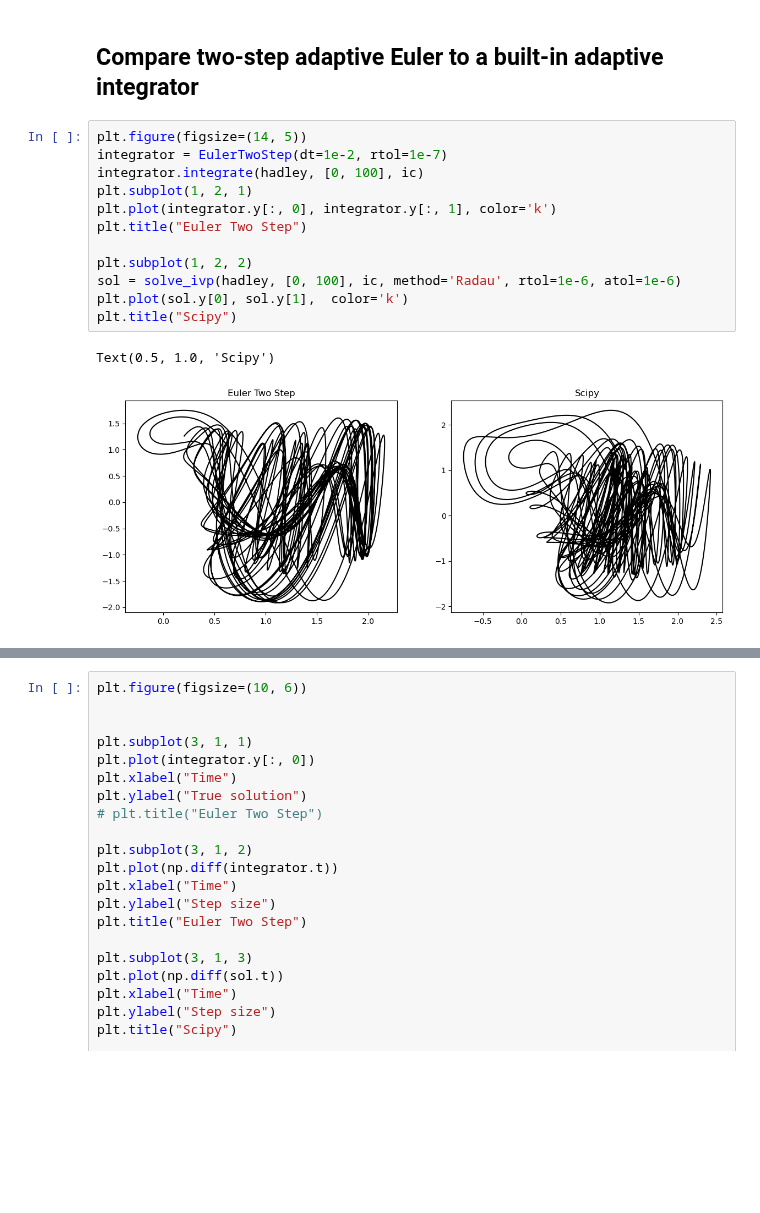
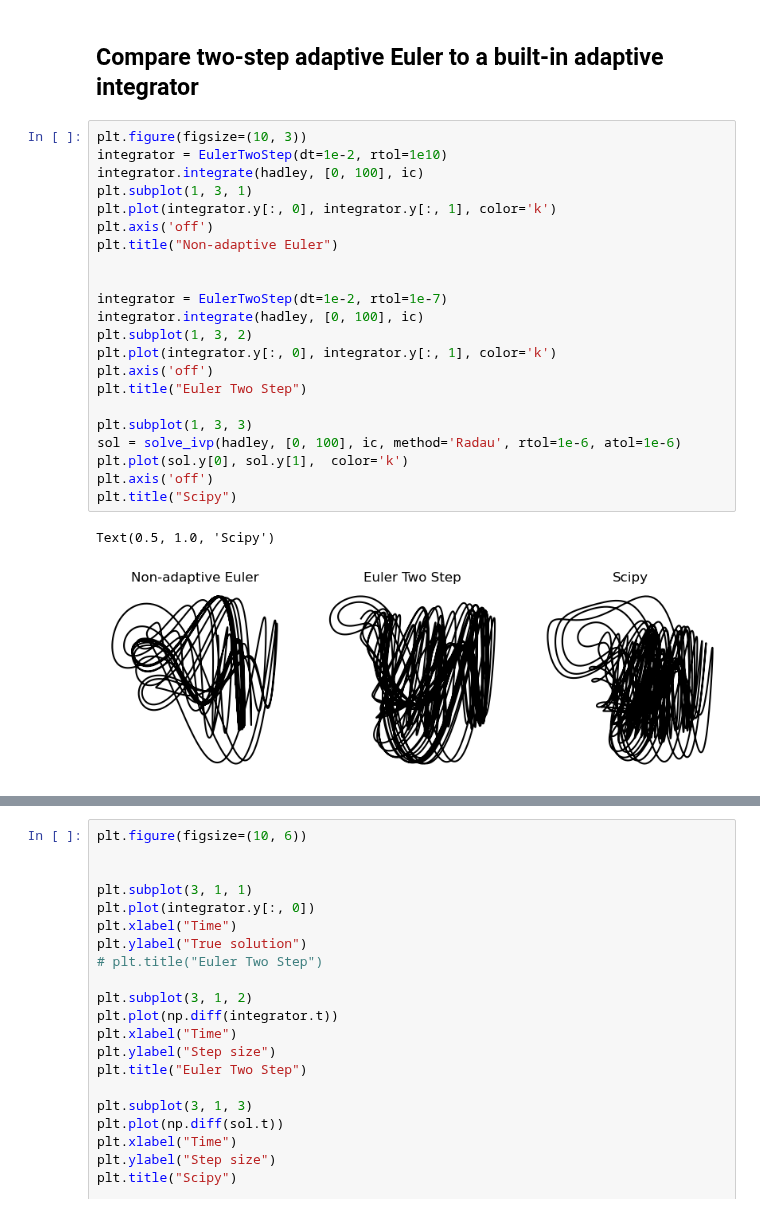
Before and after one commit to williamgilpin/cphy, a Jupyter notebook: talks/integrator_chaos_variable_step.ipynb, the cells around one changed output, grey strips where cells are left out. Cells and saved outputs as stored; diff of their text form; blank space fills up the shorter version.

```diff
--- a/talks/integrator_chaos_variable_step.ipynb
+++ b/talks/integrator_chaos_variable_step.ipynb
@@ -191,18 +201,28 @@ class EulerTwoStep(BaseAdaptiveIntegrator):
         return y_next, y_next_half
 # %% [markdown]
 ## Compare two-step adaptive Euler to a built-in adaptive integrator
-# %%
-plt.figure(figsize=(14, 5))
-integrator = EulerTwoStep(dt=1e-2, rtol=1e-7)
-integrator.integrate(hadley, [0, 100], ic)
-plt.subplot(1, 2, 1)
-plt.plot(integrator.y[:, 0], integrator.y[:, 1], color='k')
-plt.title("Euler Two Step")
-
-plt.subplot(1, 2, 2)
-sol = solve_ivp(hadley, [0, 100], ic, method='Radau', rtol=1e-6, atol=1e-6)
-plt.plot(sol.y[0], sol.y[1],  color='k')
-plt.title("Scipy")
-# %% [output]
-Text(0.5, 1.0, 'Scipy')
-[figure, removed]
+# %%
+plt.figure(figsize=(10, 3))
+integrator = EulerTwoStep(dt=1e-2, rtol=1e10)
+integrator.integrate(hadley, [0, 100], ic)
+plt.subplot(1, 3, 1)
+plt.plot(integrator.y[:, 0], integrator.y[:, 1], color='k')
+plt.axis('off')
+plt.title("Non-adaptive Euler")
+
+
+integrator = EulerTwoStep(dt=1e-2, rtol=1e-7)
+integrator.integrate(hadley, [0, 100], ic)
+plt.subplot(1, 3, 2)
+plt.plot(integrator.y[:, 0], integrator.y[:, 1], color='k')
+plt.axis('off')
+plt.title("Euler Two Step")
+
+plt.subplot(1, 3, 3)
+sol = solve_ivp(hadley, [0, 100], ic, method='Radau', rtol=1e-6, atol=1e-6)
+plt.plot(sol.y[0], sol.y[1],  color='k')
+plt.axis('off')
+plt.title("Scipy")
+# %% [output]
+Text(0.5, 1.0, 'Scipy')
+[figure, added]
```
Also changed, not shown: parts of 17 cells of this notebook.
